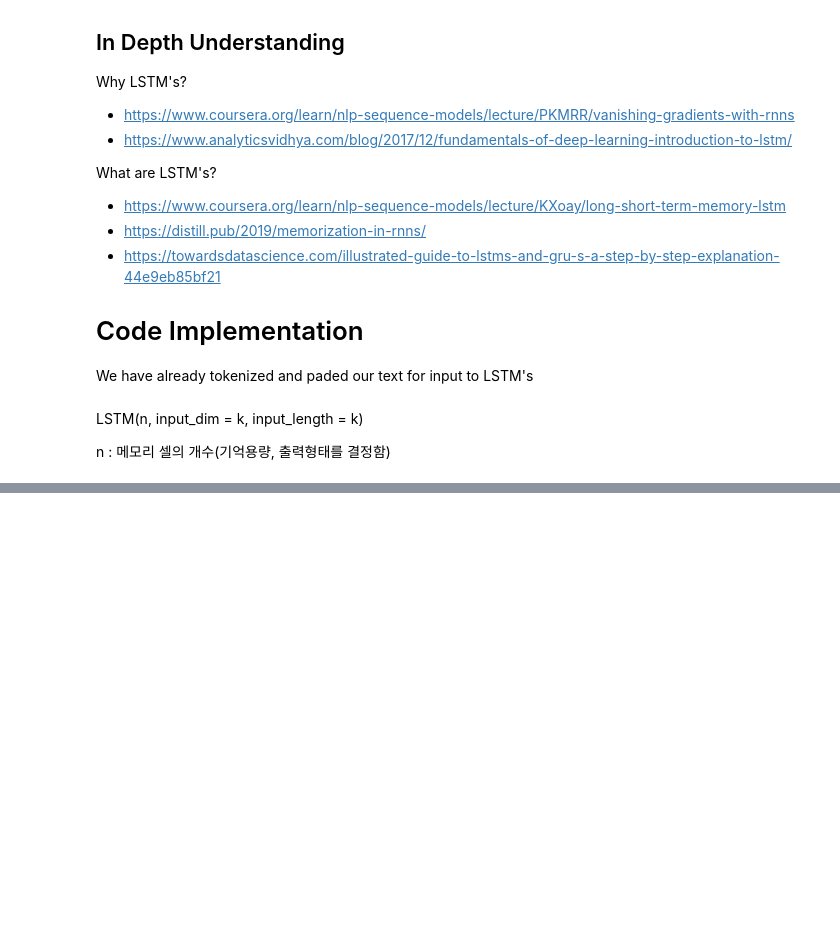
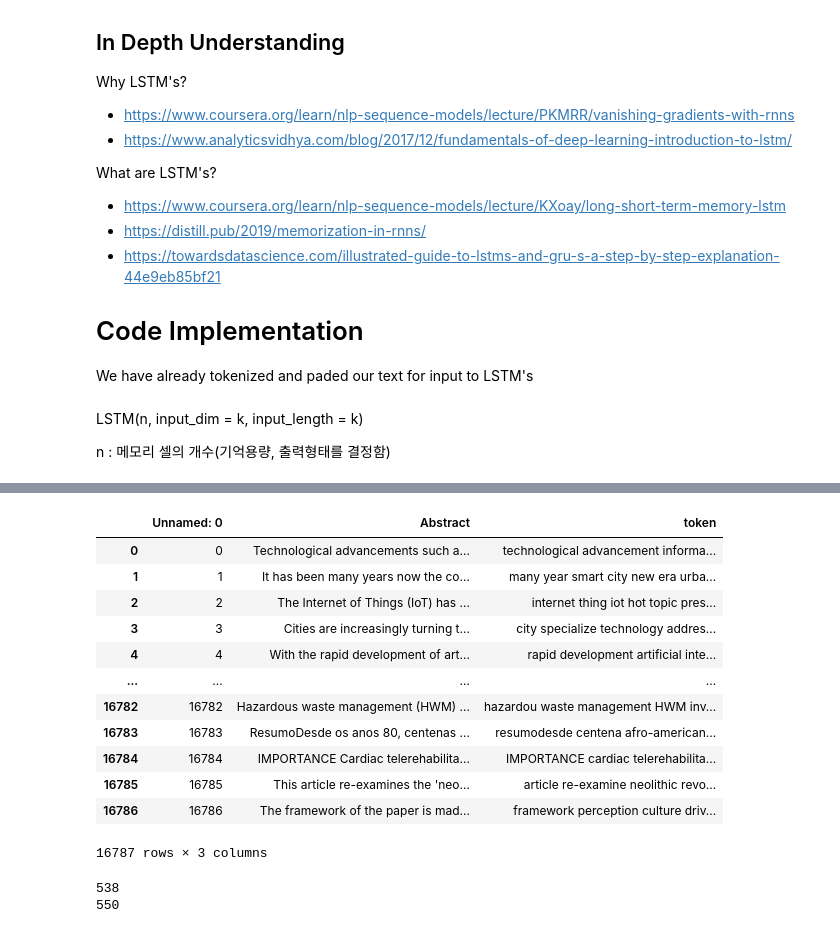
Before and after one commit to solong96/solong96, a Jupyter notebook: 0818_cc_text_classfication.ipynb, the cells around one changed output, grey strips where cells are left out. Cells and saved outputs as stored; diff of their text form; code cells hidden in the pictures; blank space fills up the shorter version.

```diff
--- a/0818_cc_text_classfication.ipynb
+++ b/0818_cc_text_classfication.ipynb
@@ -289,0 +362,24 @@ multiple anthropogenic stressor co-occur natural ecosystem multiple stressor stu
+# %%
+digital = pd.read_excel('0818_digital_train_token_abstract2.xlsx')
+digital
+# %% [output]
+|  | Unnamed: 0 | Abstract | token |
+| 0 | 0 | Technological advancements such a... | technological advancement informa... |
+| 1 | 1 | It has been many years now the co... | many year smart city new era urba... |
+| 2 | 2 | The Internet of Things (IoT) has ... | internet thing iot hot topic pres... |
+| 3 | 3 | Cities are increasingly turning t... | city specialize technology addres... |
+| 4 | 4 | With the rapid development of art... | rapid development artificial inte... |
+| ... | ... | ... | ... |
+| 16782 | 16782 | Hazardous waste management (HWM) ... | hazardou waste management HWM inv... |
+| 16783 | 16783 | ResumoDesde os anos 80, centenas ... | resumodesde centena afro-american... |
+| 16784 | 16784 | IMPORTANCE Cardiac telerehabilita... | IMPORTANCE cardiac telerehabilita... |
+| 16785 | 16785 | This article re-examines the 'neo... | article re-examine neolithic revo... |
+| 16786 | 16786 | The framework of the paper is mad... | framework perception culture driv... |
+16787 rows × 3 columns
+# %%
+print(digital['token'].apply(lambda x:len(str(x).split())).max())
+max_len = (round(digital['token'].apply(lambda x:len(str(x).split())).max()/100)*100)+50
+print(max_len)
+# %% [output]
+538
+550
```
Also changed, not shown: parts of 26 cells of this notebook.
